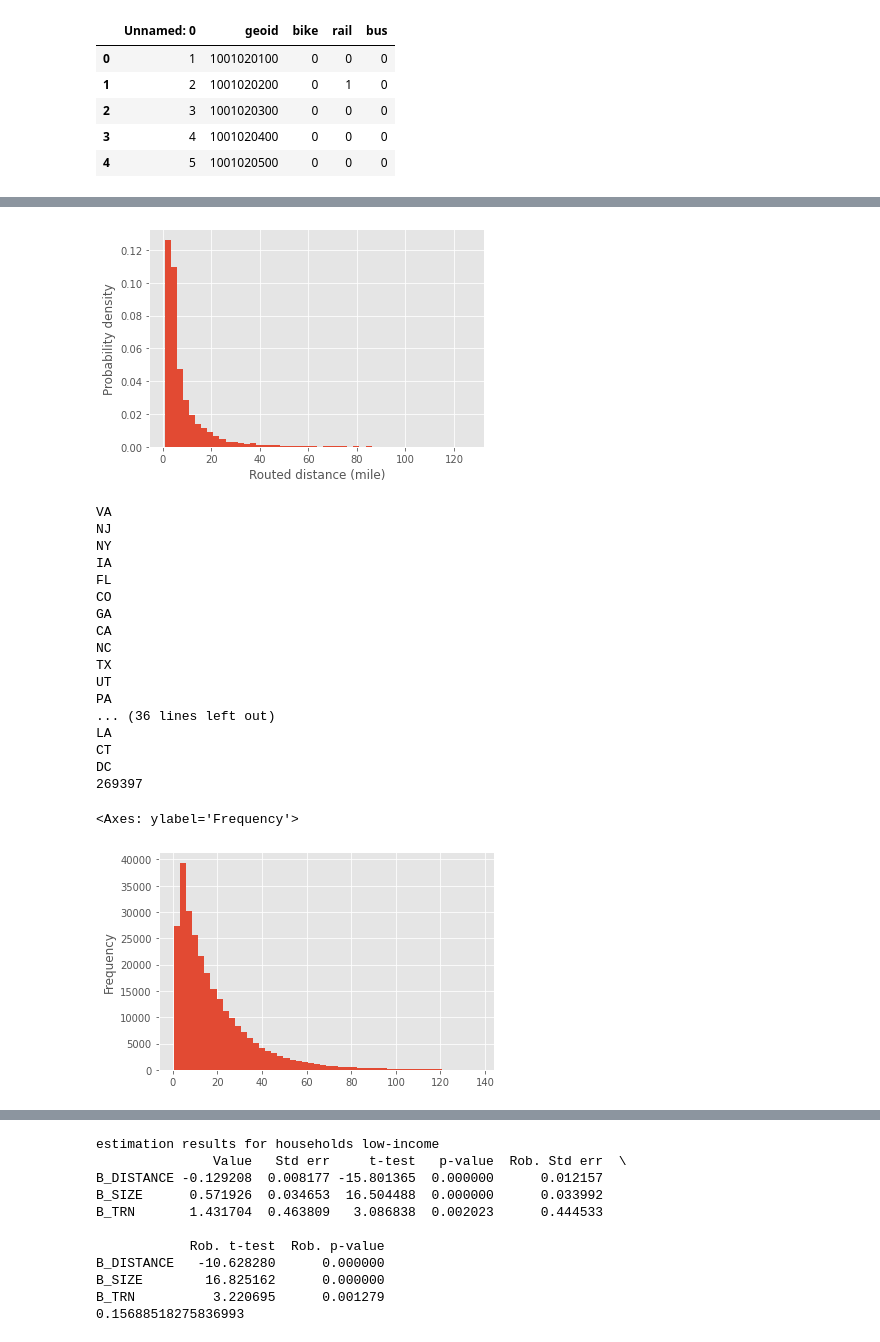
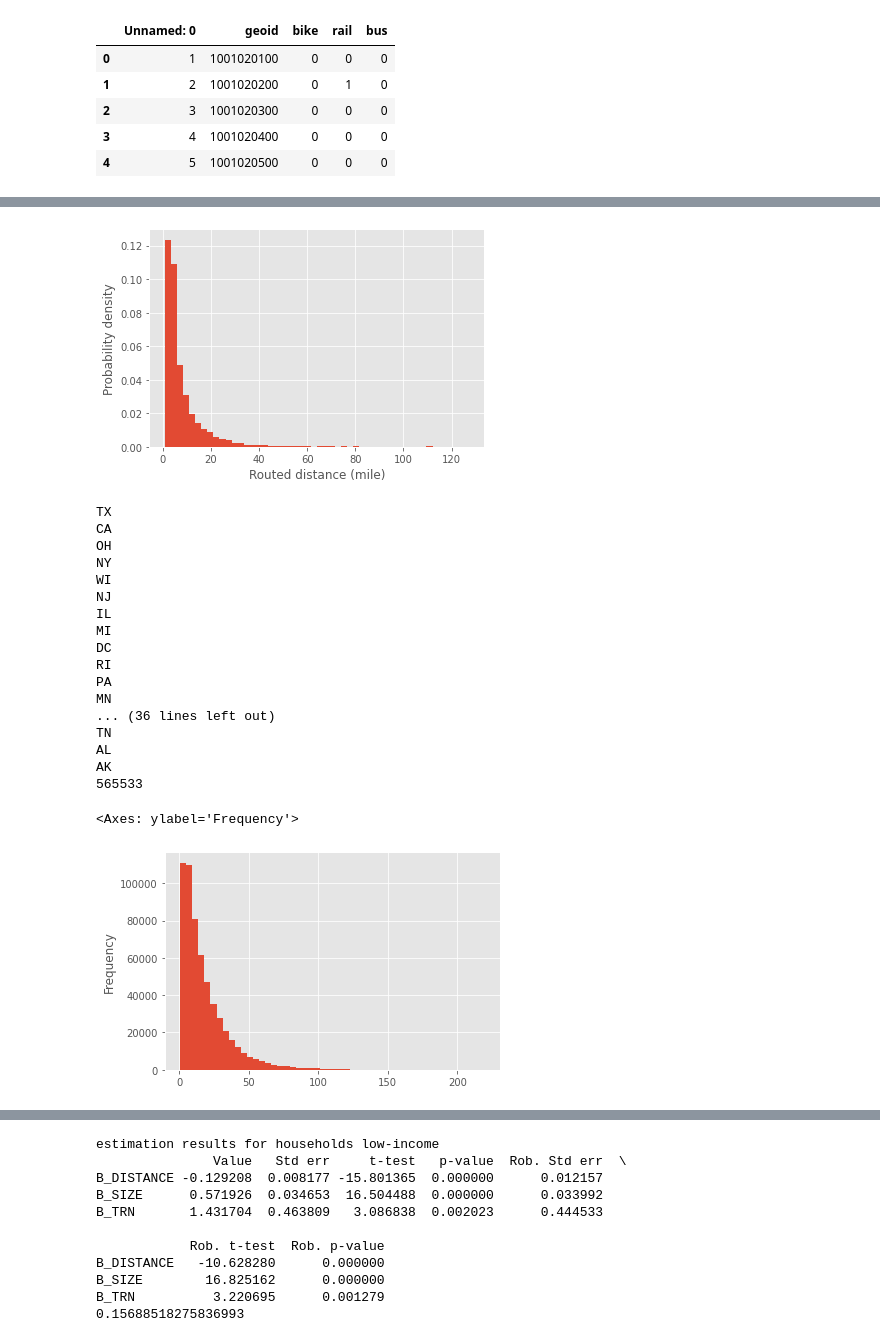
Before and after one commit to arielgatech/BILD_AQ_EV_VMT, a Jupyter notebook: scripts/input_generation/destination_choice_biogeme_multistates.ipynb, the cells around one changed output, grey strips where cells are left out. Saved outputs shown, nothing was run; the diff lists cells and outputs as text; code cells hidden in the pictures.

```diff
--- a/scripts/input_generation/destination_choice_biogeme_multistates.ipynb
+++ b/scripts/input_generation/destination_choice_biogeme_multistates.ipynb
@@ -51,7 +51,7 @@ Index(['home_geoid', 'o_geoid', 'd_geoid', 'o_geotype', 'o_microtype',
 
 microtype_lookup_file = 'ccst_geoid_key_tranps_geo_with_imputation.csv'
 microtype_lookup = pd.read_csv('Network/' + microtype_lookup_file, sep = ',')
-microtype_lookup_short = microtype_lookup[['GEOID', 'st_code', 'geotype', 'microtype']]
+microtype_lookup_short = microtype_lookup[['GEOID', 'geotype', 'microtype']]
 microtype_lookup_short['GEOID'] = microtype_lookup_short['GEOID'].astype(int)
 
 # load size term (employment size, accessibility, etc)
@@ -150,7 +186,7 @@ for st in seleted_states:
              right_on = ['origin', 'destination'],
              how = 'inner')
     chosen_data_by_state.loc[:,'chosen'] = 1
-    chosen_data_by_state = chosen_data_by_state[['trip_id', 'orig_geoid', 'st_code',
+    chosen_data_by_state = chosen_data_by_state[['trip_id', 'orig_geoid', 'st_code', 'h_geotype',
                                                  'dest_geoid', 'dest_geotype', 'wtperfin',
                                                  'dest_microtype',	'trip_purpose',
                                                  'populationGroupType',
@@ -194,14 +230,15 @@ plt.savefig('Plot/National/car_trip_distance_routed.png', dpi = 200)
 plt.show()
 # chosen_data.head(5)
 # %% [output]
-[figure, old version]
+[figure, new version]
 # %%
 # create random sample for non-chosen destinations
 # power_coeff = 1.05 # for comparison
 params = [1, 1.136, 0, 0.354] # fitted Weibull parameters
 
-non_chosen_data = chosen_data[['trip_id', 'orig_geoid', 'st_code', 'dest_geotype',
-                          'dest_microtype',	'trip_purpose', 'populationGroupType']].copy()
+non_chosen_data = chosen_data[['trip_id', 'orig_geoid', 'st_code', 'h_geotype',
+                               'dest_geotype', 'dest_microtype', 'trip_purpose',
+                               'populationGroupType']].copy()
 non_chosen_data_out = None
 for st in seleted_states:
     print(st)
@@ -219,7 +256,7 @@ for st in seleted_states:
                                 right_on = 'GEOID',
                                 how = 'left')
     dist_matrix_long = \
-    dist_matrix_long.drop(columns = ['GEOID', 'st_code'])
+    dist_matrix_long.drop(columns = ['GEOID'])
     non_chosen_data_by_state = \
     pd.merge(non_chosen_data_by_state,
              dist_matrix_long,
@@ -230,50 +267,49 @@ for st in seleted_states:
     grouping_var = ['trip_id', 'orig_geoid']
 
     # define location selection criteria
     non_chosen_data_by_state.loc[:, 'probability'] = \
     s.exponweib.sf(non_chosen_data_by_state.loc[:, 'travel_time_h'], *params)
 
     # non_chosen_data.loc[:, 'probability'] = 1 / ((non_chosen_data.loc[:, 'distance_mile'] + 1) ** power_coeff)
     # print(non_chosen_data[['travel_time_h', 'probability']].head(20))
     non_chosen_data_by_state = \
     non_chosen_data_by_state.groupby(grouping_var).sample(n=9, replace = True,
                                                  weights = non_chosen_data_by_state['probability'], random_state=1)
 
     non_chosen_data_by_state.loc[:, 'chosen'] = 0
     non_chosen_data_by_state = \
-    non_chosen_data_by_state[['trip_id', 'orig_geoid', 'st_code',
+    non_chosen_data_by_state[['trip_id', 'orig_geoid', 'st_code', 'h_geotype',
                               'destination', 'dest_geotype',
                               'dest_microtype',	'trip_purpose', 'populationGroupType',
                                'distance_mile', 'travel_time_h', 'chosen']]
     non_chosen_data_by_state = \
     non_chosen_data_by_state.rename(columns = {'destination': 'dest_geoid'})
     non_chosen_data_out = pd.concat([non_chosen_data_out, non_chosen_data_by_state])
 
 #     break
-
 print(len(non_chosen_data_out))
 non_chosen_data_out.head(5)
 non_chosen_data_out['distance_mile'].plot(kind="hist", bins = 50)
 # %% [output]
-VA
+TX
+CA
+OH
+NY
+WI
 NJ
-NY
-IA
-FL
-CO
-GA
-CA
-NC
-TX
-UT
+IL
+MI
+DC
+RI
 PA
+MN
 ... (36 lines left out)
-LA
-CT
-DC
-269397
+TN
+AL
+AK
+565533
 <Axes: ylabel='Frequency'>
-[figure, old version]
+[figure, new version]
 # %%
 # combine data and create a training set
 destination_choice_data = pd.concat([chosen_data_out, non_chosen_data_out])
```
Also changed, not shown: parts of 10 cells of this notebook, 5 other files.
